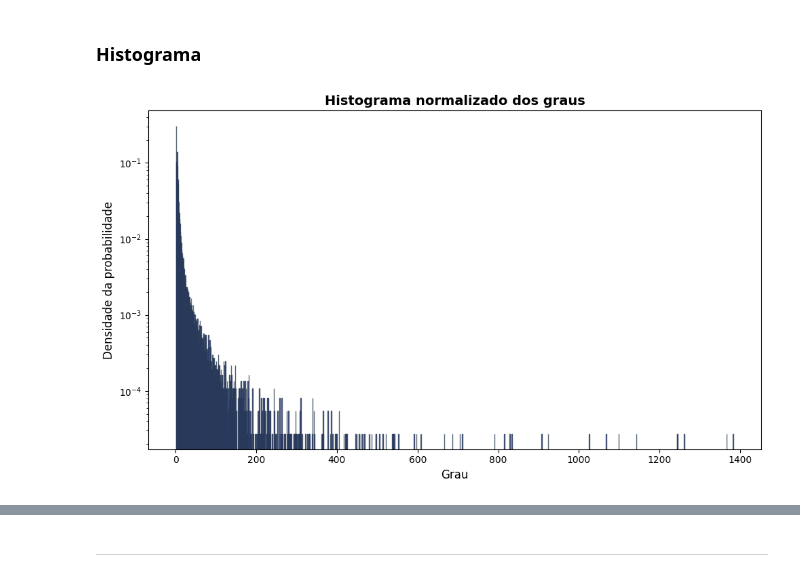
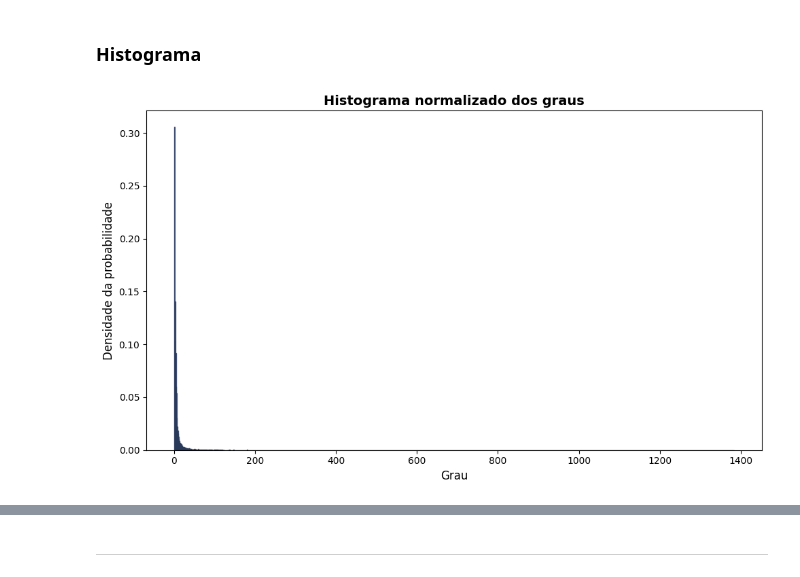
Before and after one commit to tiagostmg/grafos, a Jupyter notebook: src/entrega_1.ipynb, the cells around one changed output, grey strips where cells are left out. Drawn from its saved outputs; the diff is of its cells as text; code cells hidden in the pictures.

```diff
--- a/src/entrega_1.ipynb
+++ b/src/entrega_1.ipynb
@@ -177,21 +175,21 @@ degrees = [g.degree(i) for i in range(g.V)]
 # %%
 df = pd.DataFrame({"degree": degrees})
 
 plt.figure(figsize=(10, 6))
 
 plt.hist(df['degree'], bins=g.max_degree(), density=True,
          color='blue', edgecolor='#2c3e50', alpha=0.8)
 
-plt.yscale('log')
+# plt.yscale('log')
 # plt.grid(True, which="both", ls="--", alpha=0.2)
 
 plt.title(r"Histograma normalizado dos graus", fontsize=14, fontweight='bold')
 plt.xlabel("Grau", fontsize=12)
 plt.ylabel("Densidade da probabilidade", fontsize=12)
 # plt.ylabel("Quantidade", fontsize=12)
 
 plt.tight_layout()
 
 plt.show()
 # %% [output]
-[figure, old version]
+[figure, new version]
```
Also changed, not shown: parts of 16 cells of this notebook.
